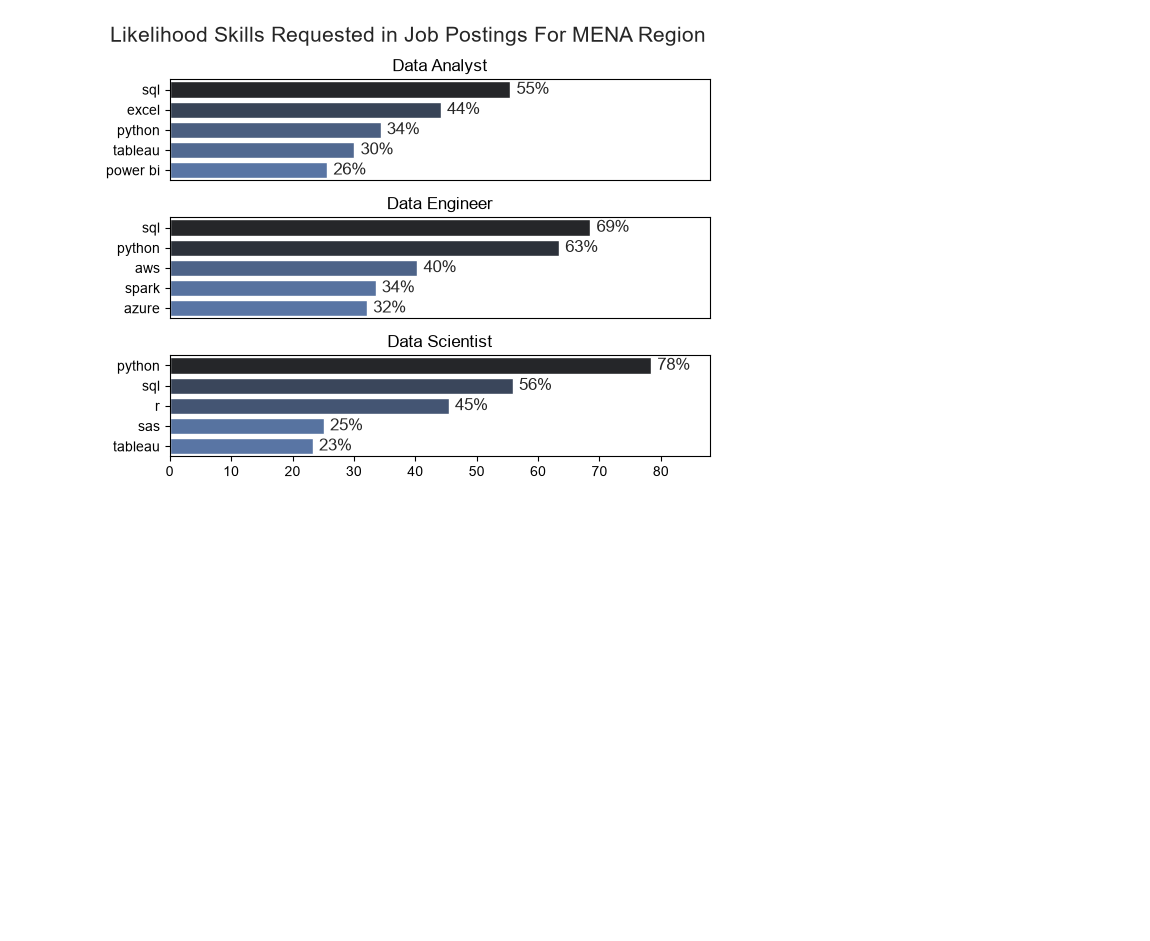
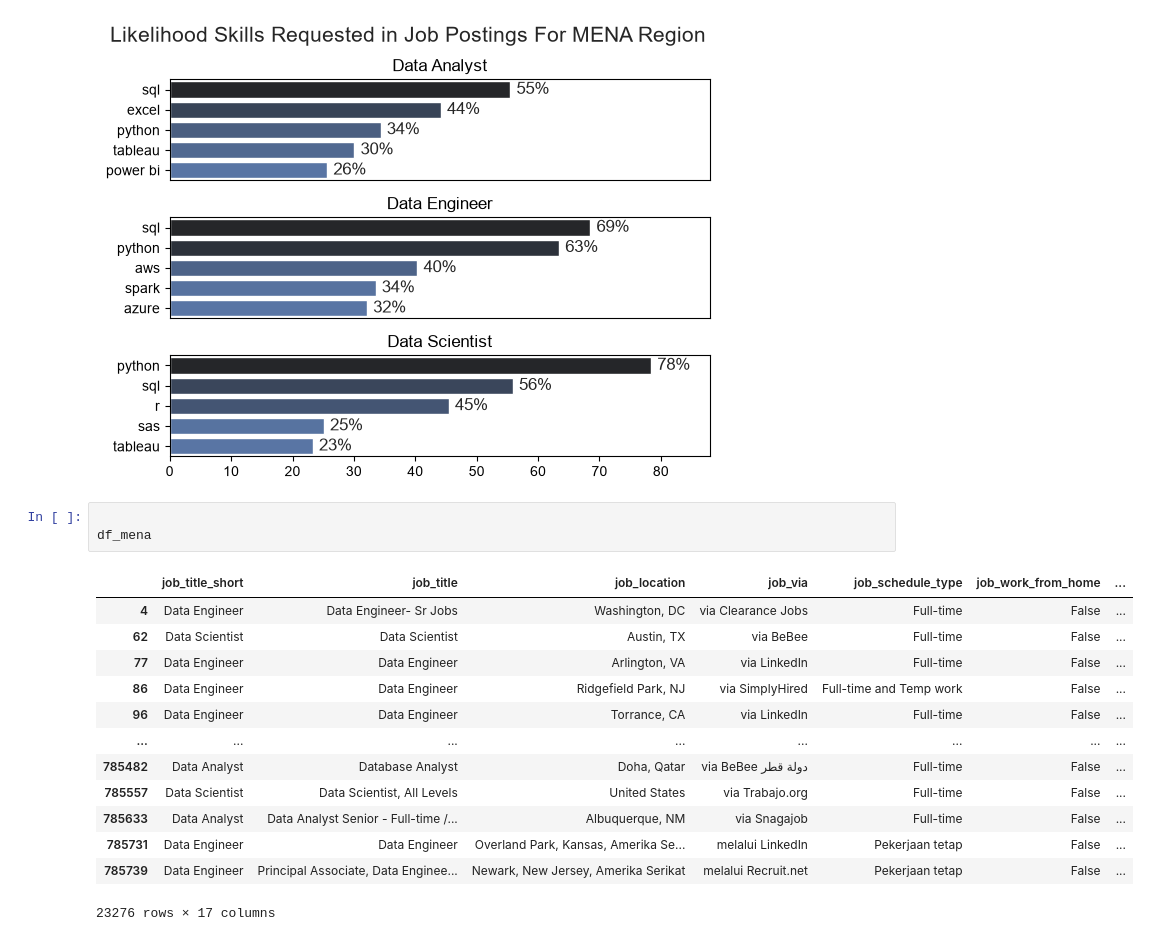
Before and after one commit to AmirEtewa/Data-Analyst-Role-Skills-and-Salary-Analysis, a Jupyter notebook: 3_Project/2_Skills_Count.ipynb, the cells around one changed output. Cells and saved outputs as stored; diff of their text form; blank space fills up the shorter version.

```diff
--- a/3_Project/2_Skills_Count.ipynb
+++ b/3_Project/2_Skills_Count.ipynb
@@ -102,3 +104,20 @@ fig.suptitle('Likelihood Skills Requested in Job Postings For MENA Region', font
 plt.show()
 # %% [output]
 [figure]
+# %%
+
+df_mena
+# %% [output]
+|  | job_title_short | job_title | job_location | job_via | job_schedule_type | job_work_from_home | ... |
+| 4 | Data Engineer | Data Engineer- Sr Jobs | Washington, DC | via Clearance Jobs | Full-time | False | ... |
+| 62 | Data Scientist | Data Scientist | Austin, TX | via BeBee | Full-time | False | ... |
+| 77 | Data Engineer | Data Engineer | Arlington, VA | via LinkedIn | Full-time | False | ... |
+| 86 | Data Engineer | Data Engineer | Ridgefield Park, NJ | via SimplyHired | Full-time and Temp work | False | ... |
+| 96 | Data Engineer | Data Engineer | Torrance, CA | via LinkedIn | Full-time | False | ... |
+| ... | ... | ... | ... | ... | ... | ... | ... |
+| 785482 | Data Analyst | Database Analyst | Doha, Qatar | via BeBee دولة قطر | Full-time | False | ... |
+| 785557 | Data Scientist | Data Scientist, All Levels | United States | via Trabajo.org | Full-time | False | ... |
+| 785633 | Data Analyst | Data Analyst Senior - Full-time /... | Albuquerque, NM | via Snagajob | Full-time | False | ... |
+| 785731 | Data Engineer | Data Engineer | Overland Park, Kansas, Amerika Se... | melalui LinkedIn | Pekerjaan tetap | False | ... |
+| 785739 | Data Engineer | Principal Associate, Data Enginee... | Newark, New Jersey, Amerika Serikat | melalui Recruit.net | Pekerjaan tetap | False | ... |
+23276 rows × 17 columns
```
Also changed, not shown: parts of 1 cell of this notebook, 4 other files.
